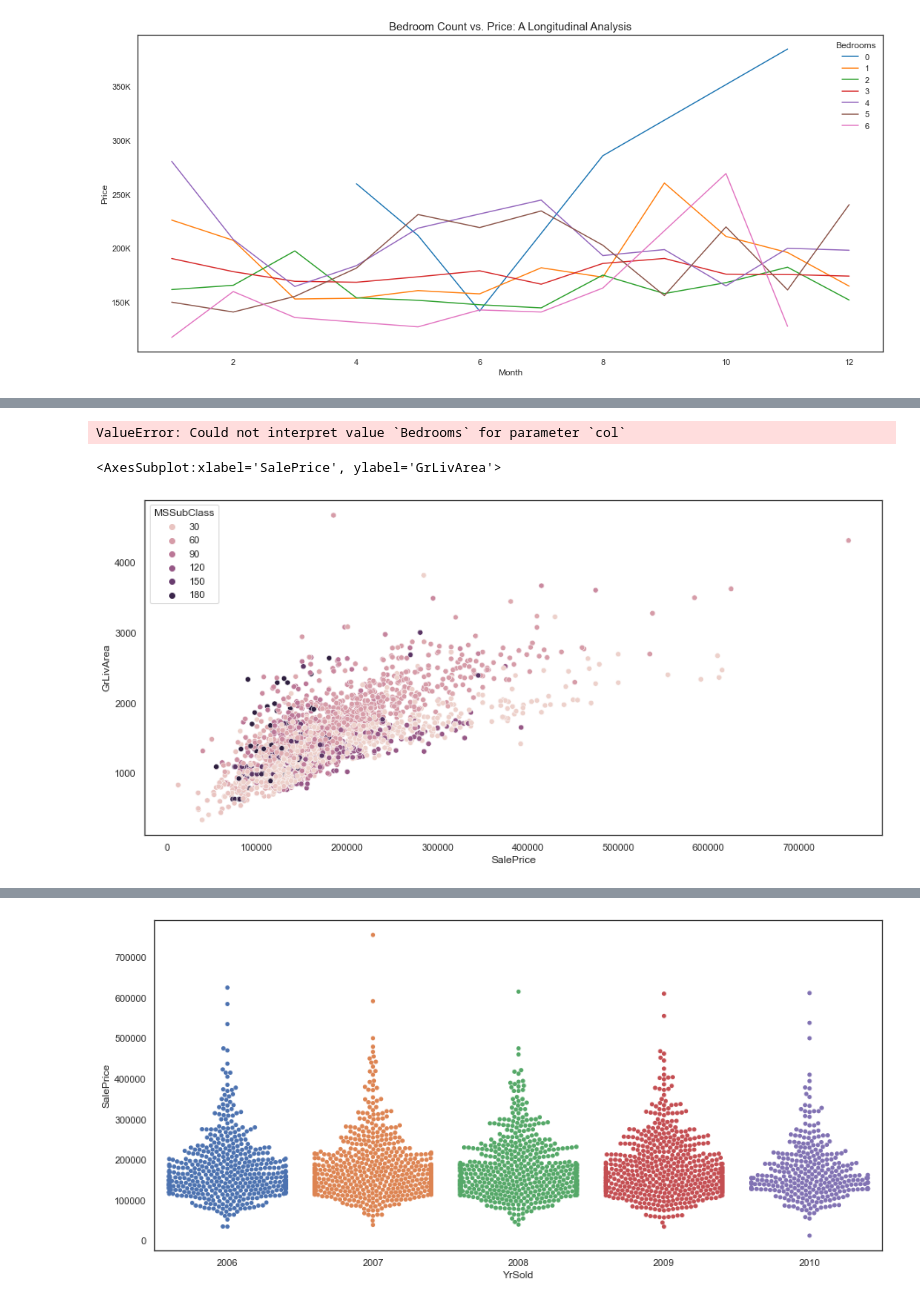
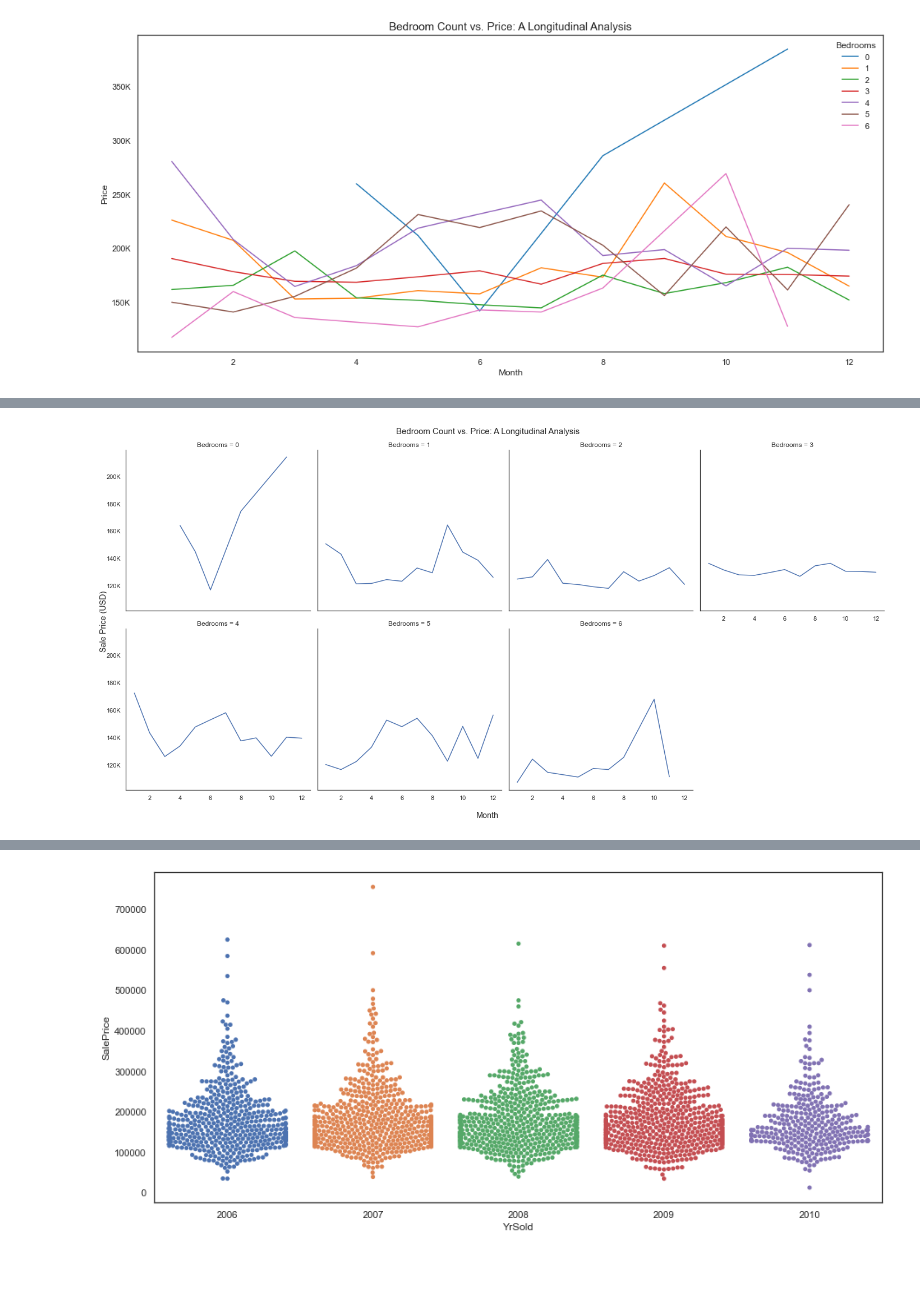
Before and after one commit to danielosetiawan/Ames_Housing_ML, a Jupyter notebook: DS - Ames.ipynb, the cells around one changed output, grey strips where cells are left out. Saved outputs shown, nothing was run; the diff lists cells and outputs as text; code cells hidden in the pictures; blank space fills up the shorter version.

```diff
--- a/DS - Ames.ipynb
+++ b/DS - Ames.ipynb
@@ -207,19 +186,17 @@ plt.show()
 # %%
-fig = sns.relplot(x='MoSold', y='SalePrice', col='Bedrooms', col_wrap=3,
-                  data=df, kind='line', palette='tab10', ci=None)
+data = housing.groupby(['BedroomAbvGr', 'YrSold', 'MoSold']).agg({'SalePrice':'mean'}).reset_index()
+data = data.rename({'BedroomAbvGr': 'Bedrooms'}, axis=1)
+
+fig = sns.relplot(x='MoSold', y='SalePrice', col='Bedrooms', col_wrap=4,
+                  data=data, kind='line', palette='tab10', ci=None)
 fig.set(yticklabels = ['', '120K', '140K', '160K', '180K',
                        '200K', '220K', '240K', '260K', '280K'],
         xlabel = '', ylabel = '')
 fig.fig.supxlabel('Month')
 fig.fig.supylabel('Sale Price (USD)')
 fig.fig.suptitle('Bedroom Count vs. Price: A Longitudinal Analysis', fontsize=15)
 plt.tight_layout()
 plt.savefig('./visualizations/EDA - Dwellings, FacetLine.png', dpi = 600)
 plt.show()
 # %% [output]
-ValueError: Could not interpret value `Bedrooms` for parameter `col`
+[figure, added]
-# %%
-sns.scatterplot(x='SalePrice', y='GrLivArea', data=housing, hue = 'MSSubClass')
-# %% [output]
-<AxesSubplot:xlabel='SalePrice', ylabel='GrLivArea'>
-[figure, removed]
```
Also changed, not shown: parts of 60 cells of this notebook, 7 other files.
